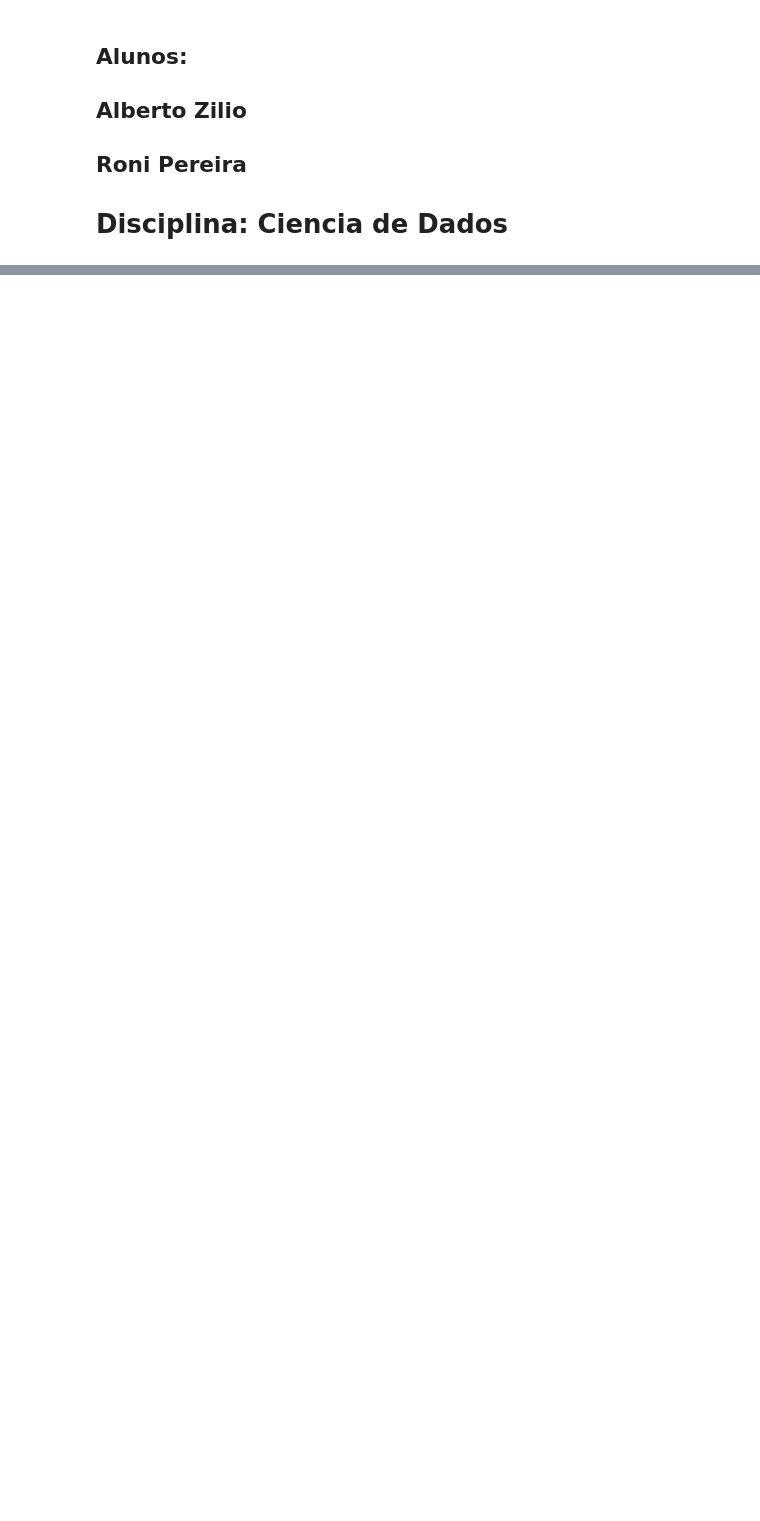
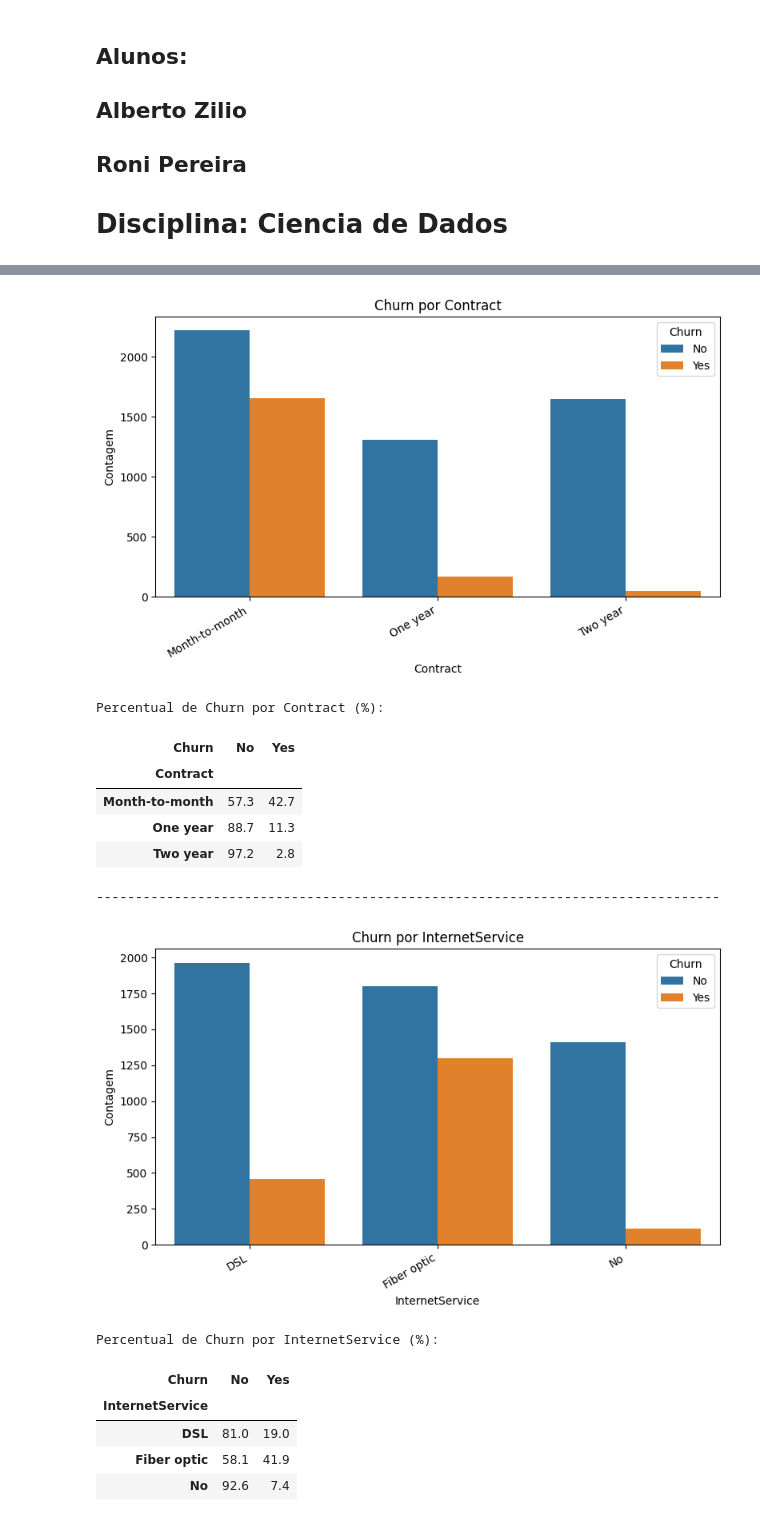
Before and after one commit to zilioalberto/Ciencia_De_Dados_Analise_Exploratoria, a Jupyter notebook: Eda_Churn.ipynb, the cells around one changed output, grey strips where cells are left out. Cells and saved outputs as stored; diff of their text form; code cells hidden in the pictures; blank space fills up the shorter version.

```diff
--- a/Eda_Churn.ipynb
+++ b/Eda_Churn.ipynb
@@ -5,24 +5,3 @@
 ## Alberto Zilio
 ## Roni Pereira
 # Disciplina: Ciencia de Dados
-# %%
-# Carregamento e Diagnóstic0
-
-!pip install -q pandas seaborn matplotlib openpyxl
-
-import pandas as pd
-import seaborn as sns
-import matplotlib.pyplot as plt
-import os
-
-
-pd.set_option("display.max_columns", None)
-pd.set_option("display.max_colwidth", 120)
-
-# ================== CARREGAR DATASET ==================
-
-CAMINHO_LOCAL = "/content/Telco-Customer-Churn.csv"
-if os.path.exists(CAMINHO_LOCAL):
-    df_churn = pd.read_csv(CAMINHO_LOCAL, low_memory=False)
-else:
-    df_churn = pd.read_csv(to_raw_github(https://github.com/zilioalberto/Ciencia_De_Dados_Analise_Exploratoria/blob/main/WA_Fn-UseC_-Telco-Customer-Churn.csv), low_memory=False)
@@ -28,0 +128,38 @@ else:
+# %%
+# Passo 03: Relação entre Variáveis Categóricas vs Churn
+
+
+cat_vars = ['Contract', 'InternetService', 'Partner', 'Dependents', 'PaymentMethod']
+cat_vars = [c for c in cat_vars if c in df_churn.columns]
+
+for col in cat_vars:
+    plt.figure(figsize=(8,5))
+    ax = sns.countplot(x=col, hue='Churn', data=df_churn)
+    plt.title(f'Churn por {col}')
+    plt.xlabel(col); plt.ylabel('Contagem')
+    plt.xticks(rotation=30, ha='right')
+    plt.tight_layout()
+    plt.show()
+
+    # Tabela percentual por categoria (normalizada por linha)
+    ct = pd.crosstab(df_churn[col], df_churn['Churn'], normalize='index') * 100
+    ct = ct.round(1)
+    print(f'Percentual de Churn por {col} (%):')
+    display(ct)
+    print('-'*80)
+# %% [output]
+[figure, added]
+Percentual de Churn por Contract (%):
+| Churn | No | Yes |
+| Contract |  |  |
+| Month-to-month | 57.3 | 42.7 |
+| One year | 88.7 | 11.3 |
+| Two year | 97.2 | 2.8 |
+--------------------------------------------------------------------------------
+[figure, added]
+Percentual de Churn por InternetService (%):
+| Churn | No | Yes |
+| InternetService |  |  |
+| DSL | 81.0 | 19.0 |
+| Fiber optic | 58.1 | 41.9 |
+| No | 92.6 | 7.4 |
```
Also changed, not shown: parts of 6 cells of this notebook.
